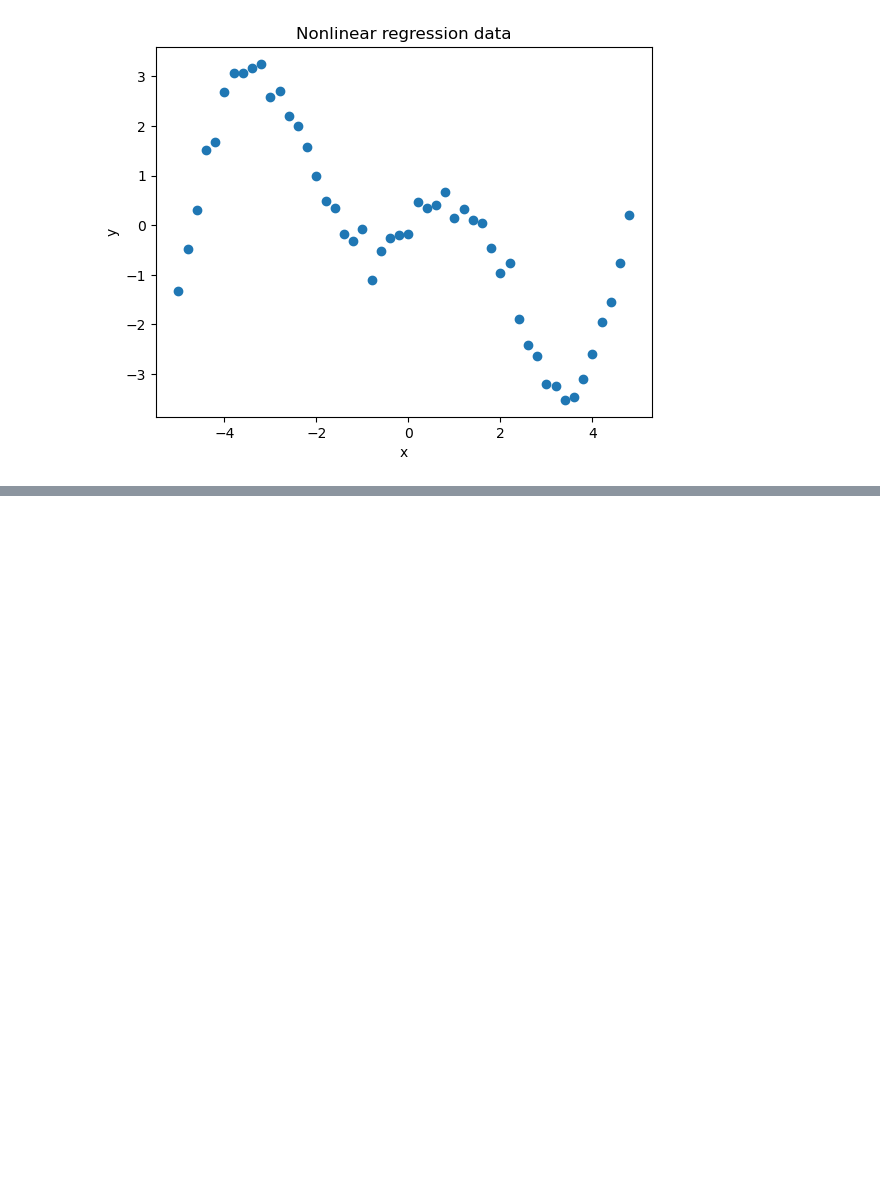
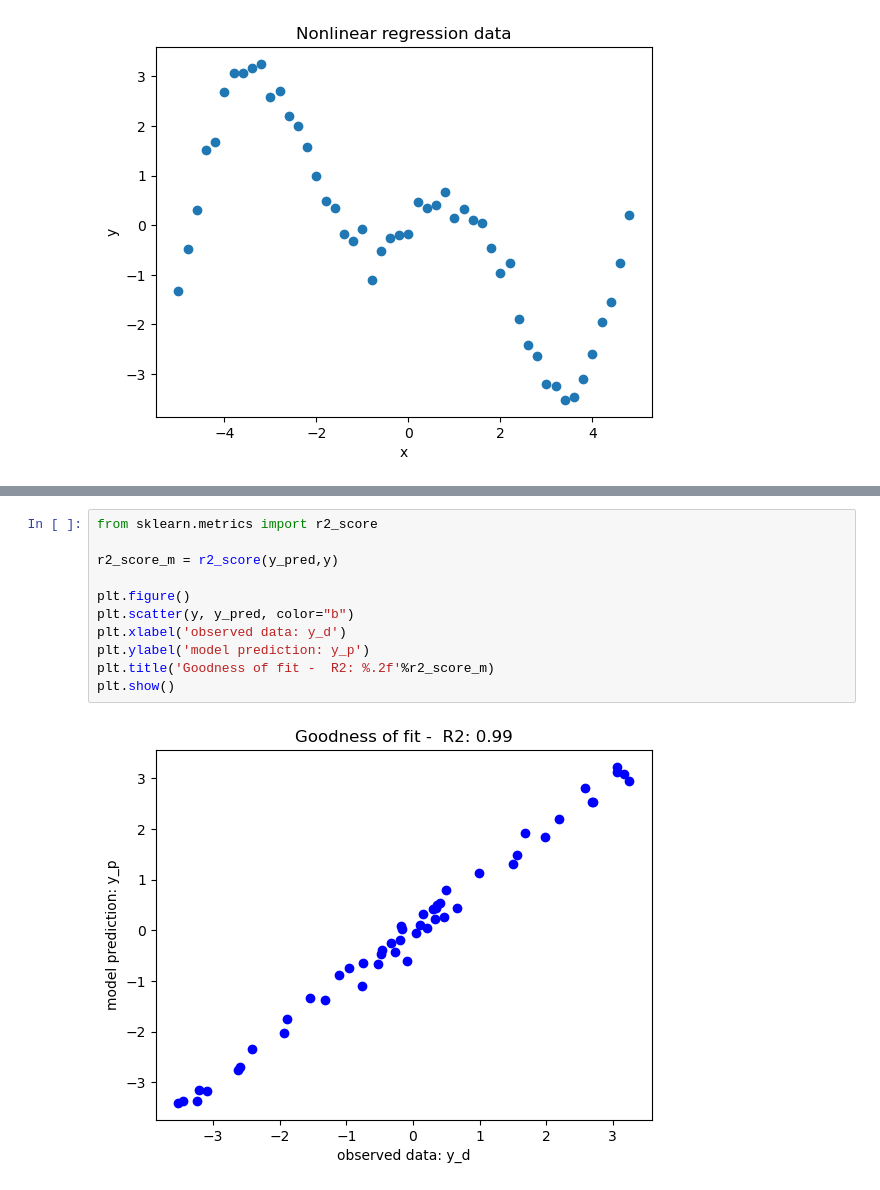
Before and after one commit to mlinsights/freemium, a Jupyter notebook: algorithms/regression/feed-forward-neural-nets-regression/mlp-regression-demo.ipynb, the cells around one changed output, grey strips where cells are left out. Drawn from its saved outputs; the diff is of its cells as text; blank space fills up the shorter version.

```diff
--- a/algorithms/regression/feed-forward-neural-nets-regression/mlp-regression-demo.ipynb
+++ b/algorithms/regression/feed-forward-neural-nets-regression/mlp-regression-demo.ipynb
@@ -25,0 +58,13 @@ Text(0.5, 1.0, 'Nonlinear regression data')
+# %%
+from sklearn.metrics import r2_score
+
+r2_score_m = r2_score(y_pred,y)
+
+plt.figure()
+plt.scatter(y, y_pred, color="b")
+plt.xlabel('observed data: y_d')
+plt.ylabel('model prediction: y_p')
+plt.title('Goodness of fit -  R2: %.2f'%r2_score_m)
+plt.show()
+# %% [output]
+[figure, added]
```
Also changed, not shown: parts of 2 cells of this notebook.
